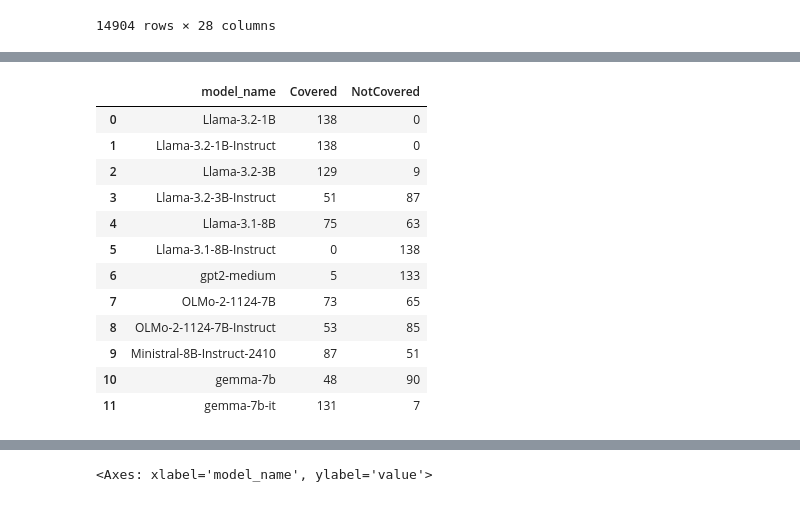
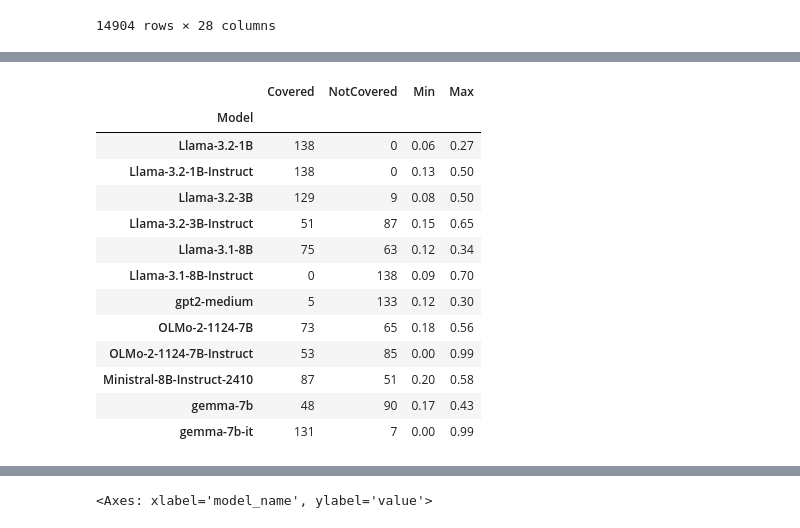
Before and after one commit to bwaldon/llms-legal-interp, a Jupyter notebook: StoppedClock.ipynb, the cells around one changed output, grey strips where cells are left out. Cells and saved outputs as stored; diff of their text form; code cells hidden in the pictures.

```diff
--- a/StoppedClock.ipynb
+++ b/StoppedClock.ipynb
@@ -110,0 +111,9 @@ yes_or_no_judgement_range
+# %%
+count_labels = yes_or_no_df.groupby('model_name', as_index=False, sort=False).aggregate(
+    {
+        'Covered': 'sum',
+        'NotCovered': 'sum',
+    }
+)
+count_labels = count_labels.rename({'model_name' : 'Model'}, axis=1)
+count_labels
@@ -111 +134,20 @@ yes_or_no_judgement_range
+# %%
+# Merge the two tables
+yes_or_no_table = pd.concat([count_labels.set_index('Model'), yes_or_no_judgement_range.set_index('Model')], axis=1, join='inner')
+yes_or_no_table
+# %% [output]
+|  | Covered | NotCovered | Min | Max |
+| Model |  |  |  |  |
+| Llama-3.2-1B | 138 | 0 | 0.06 | 0.27 |
+| Llama-3.2-1B-Instruct | 138 | 0 | 0.13 | 0.50 |
+| Llama-3.2-3B | 129 | 9 | 0.08 | 0.50 |
+| Llama-3.2-3B-Instruct | 51 | 87 | 0.15 | 0.65 |
+| Llama-3.1-8B | 75 | 63 | 0.12 | 0.34 |
+| Llama-3.1-8B-Instruct | 0 | 138 | 0.09 | 0.70 |
+| gpt2-medium | 5 | 133 | 0.12 | 0.30 |
+| OLMo-2-1124-7B | 73 | 65 | 0.18 | 0.56 |
+| OLMo-2-1124-7B-Instruct | 53 | 85 | 0.00 | 0.99 |
+| Ministral-8B-Instruct-2410 | 87 | 51 | 0.20 | 0.58 |
+| gemma-7b | 48 | 90 | 0.17 | 0.43 |
+| gemma-7b-it | 131 | 7 | 0.00 | 0.99 |
 # %%
@@ -113,25 +155,3 @@ yes_or_no_judgement_range.to_latex("reports/yes_or_no_judgment_range.tex", index
-# %%
-count_labels = yes_or_no_df.groupby('model_name', as_index=False, sort=False).aggregate(
-    {
-        'Covered': 'sum',
-        'NotCovered': 'sum',
-    }
-)
-count_labels.rename({'model_name' }
-# %% [output]
-|  | model_name | Covered | NotCovered |
-| 0 | Llama-3.2-1B | 138 | 0 |
-| 1 | Llama-3.2-1B-Instruct | 138 | 0 |
-| 2 | Llama-3.2-3B | 129 | 9 |
-| 3 | Llama-3.2-3B-Instruct | 51 | 87 |
-| 4 | Llama-3.1-8B | 75 | 63 |
-| 5 | Llama-3.1-8B-Instruct | 0 | 138 |
-| 6 | gpt2-medium | 5 | 133 |
-| 7 | OLMo-2-1124-7B | 73 | 65 |
-| 8 | OLMo-2-1124-7B-Instruct | 53 | 85 |
-| 9 | Ministral-8B-Instruct-2410 | 87 | 51 |
-| 10 | gemma-7b | 48 | 90 |
-| 11 | gemma-7b-it | 131 | 7 |
 # %%
 count_labels.melt(id_vars=['model_name'], value_vars=["Covered", "NotCovered"])
 # %% [output]
```
Also changed, not shown: parts of 5 cells of this notebook, 1 other file.
